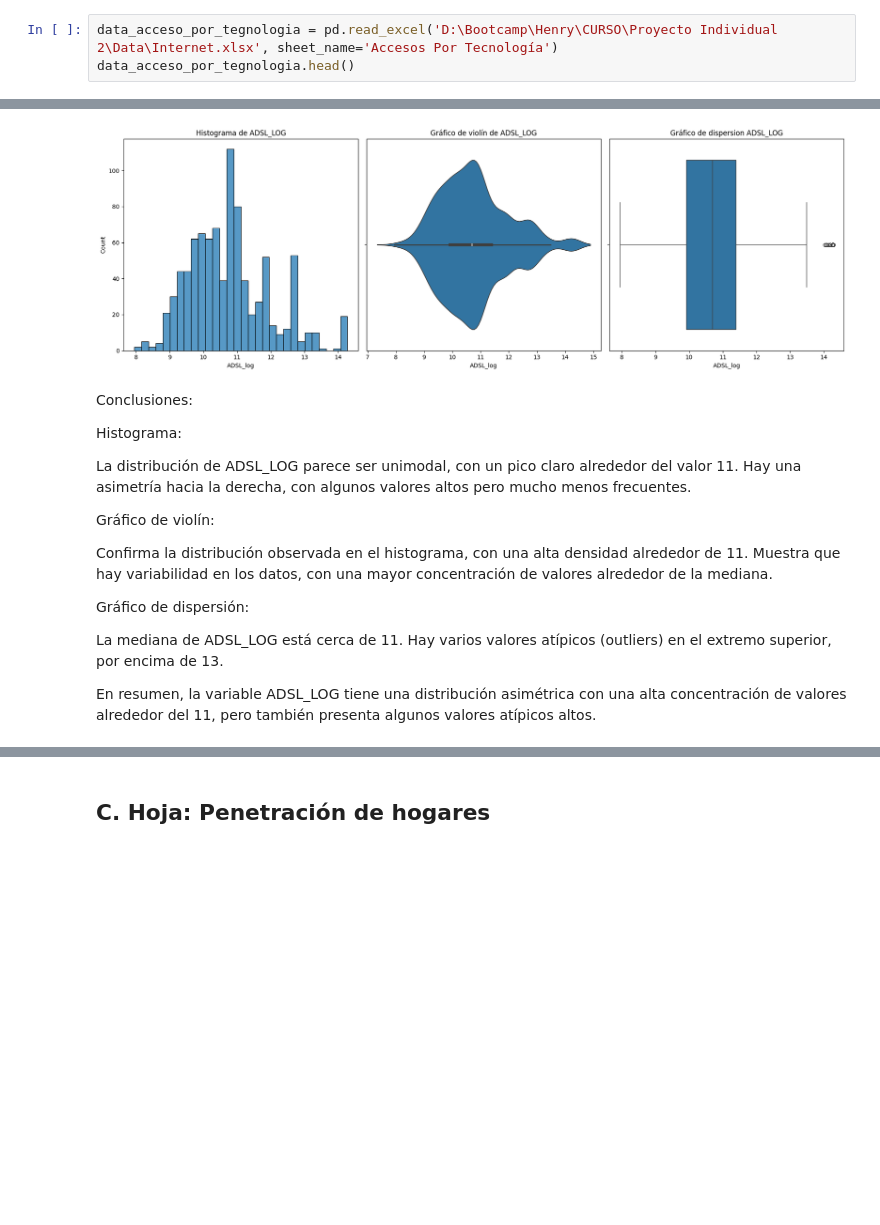
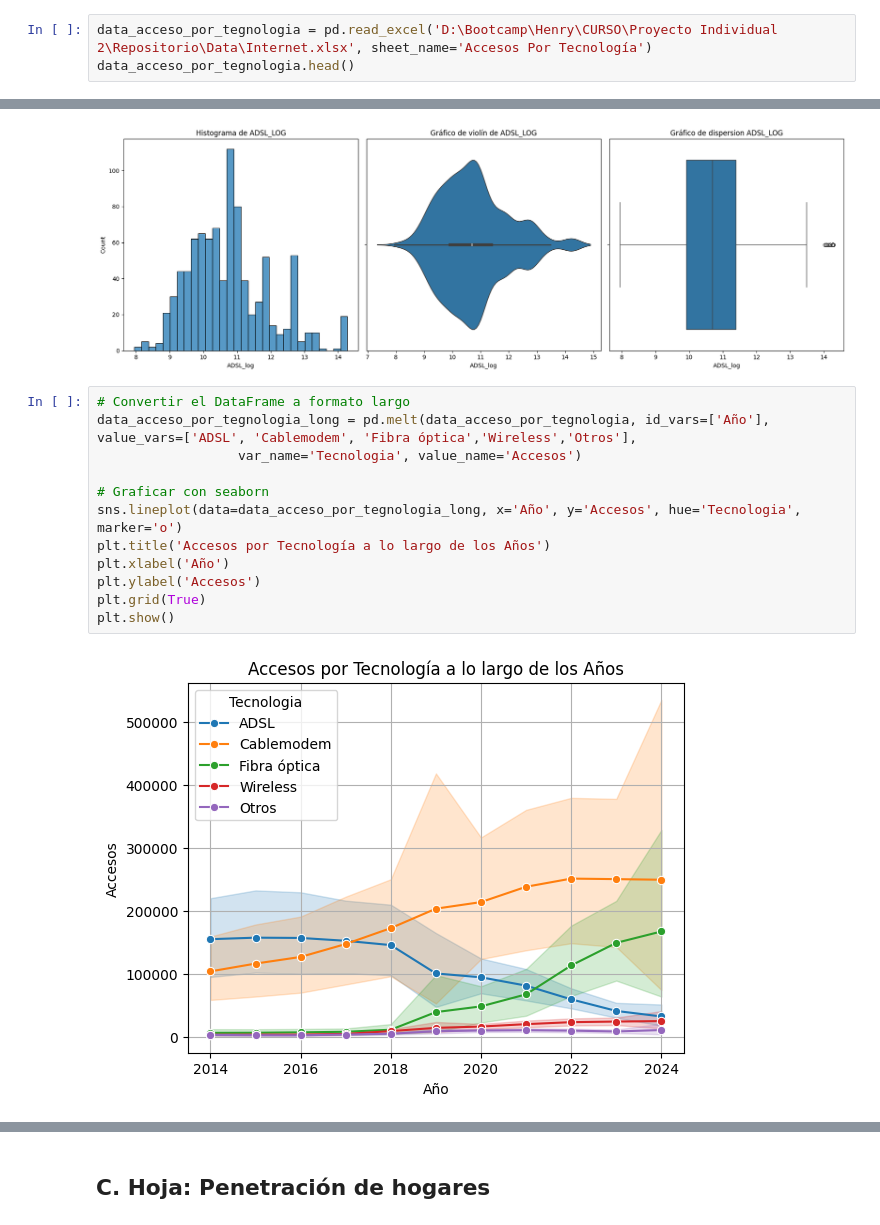
Before and after one commit to GonzaloHC/Soy-Henry---PI02-Analisis-de-datos---Telecomunicaciones, a Jupyter notebook: Notebook/analisis_descriptivo.ipynb, the cells around one changed output, grey strips where cells are left out. Cells and saved outputs as stored; diff of their text form; blank space fills up the shorter version.

```diff
--- a/Notebook/analisis_descriptivo.ipynb
+++ b/Notebook/analisis_descriptivo.ipynb
@@ -141,7 +141,7 @@ data_group_localidad.head()
 # %% [markdown]
 1. Cargaremos la hoja:  "Accesos Por Tecnología" para poder observar que conexion podemos encontrar:
 # %%
-data_acceso_por_tegnologia = pd.read_excel('D:\Bootcamp\Henry\CURSO\Proyecto Individual 2\Data\Internet.xlsx', sheet_name='Accesos Por Tecnología')
+data_acceso_por_tegnologia = pd.read_excel('D:\Bootcamp\Henry\CURSO\Proyecto Individual 2\Repositorio\Data\Internet.xlsx', sheet_name='Accesos Por Tecnología')
 data_acceso_por_tegnologia.head()
 # %% [output]
 |  | Año | Trimestre | Provincia | ADSL | Cablemodem | Fibra óptica | Wireless | Otros | Total |
@@ -385,19 +385,17 @@ plt.tight_layout()
 plt.show()
 # %% [output]
 [figure]
-# %% [markdown]
-Conclusiones:
-
-Histograma:
-
-La distribución de ADSL_LOG parece ser unimodal, con un pico claro alrededor del valor 11. Hay una asimetría hacia la derecha, con algunos valores altos pero mucho menos frecuentes.
-
-Gráfico de violín:
-
-Confirma la distribución observada en el histograma, con una alta densidad alrededor de 11. Muestra que hay variabilidad en los datos, con una mayor concentración de valores alrededor de la mediana.
-
-Gráfico de dispersión:
-
-La mediana de ADSL_LOG está cerca de 11. Hay varios valores atípicos (outliers) en el extremo superior, por encima de 13.
-
-En resumen, la variable ADSL_LOG tiene una distribución asimétrica con una alta concentración de valores alrededor del 11, pero también presenta algunos valores atípicos altos.
+# %%
+# Convertir el DataFrame a formato largo
+data_acceso_por_tegnologia_long = pd.melt(data_acceso_por_tegnologia, id_vars=['Año'], value_vars=['ADSL', 'Cablemodem', 'Fibra óptica','Wireless','Otros'],
+                  var_name='Tecnologia', value_name='Accesos')
+
+# Graficar con seaborn
+sns.lineplot(data=data_acceso_por_tegnologia_long, x='Año', y='Accesos', hue='Tecnologia', marker='o')
+plt.title('Accesos por Tecnología a lo largo de los Años')
+plt.xlabel('Año')
+plt.ylabel('Accesos')
+plt.grid(True)
+plt.show()
+# %% [output]
+[figure, added]
```
Also changed, not shown: parts of 19 cells of this notebook, 37 other files.
